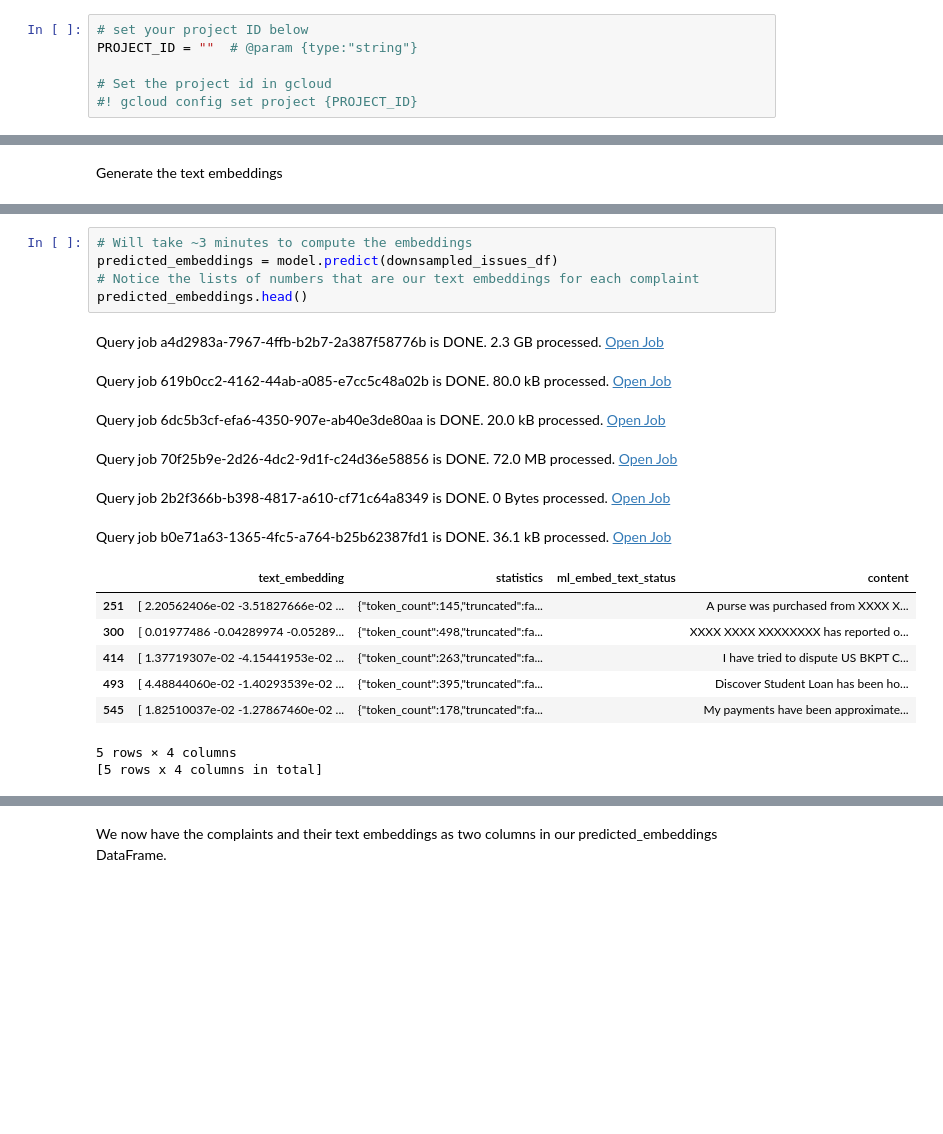
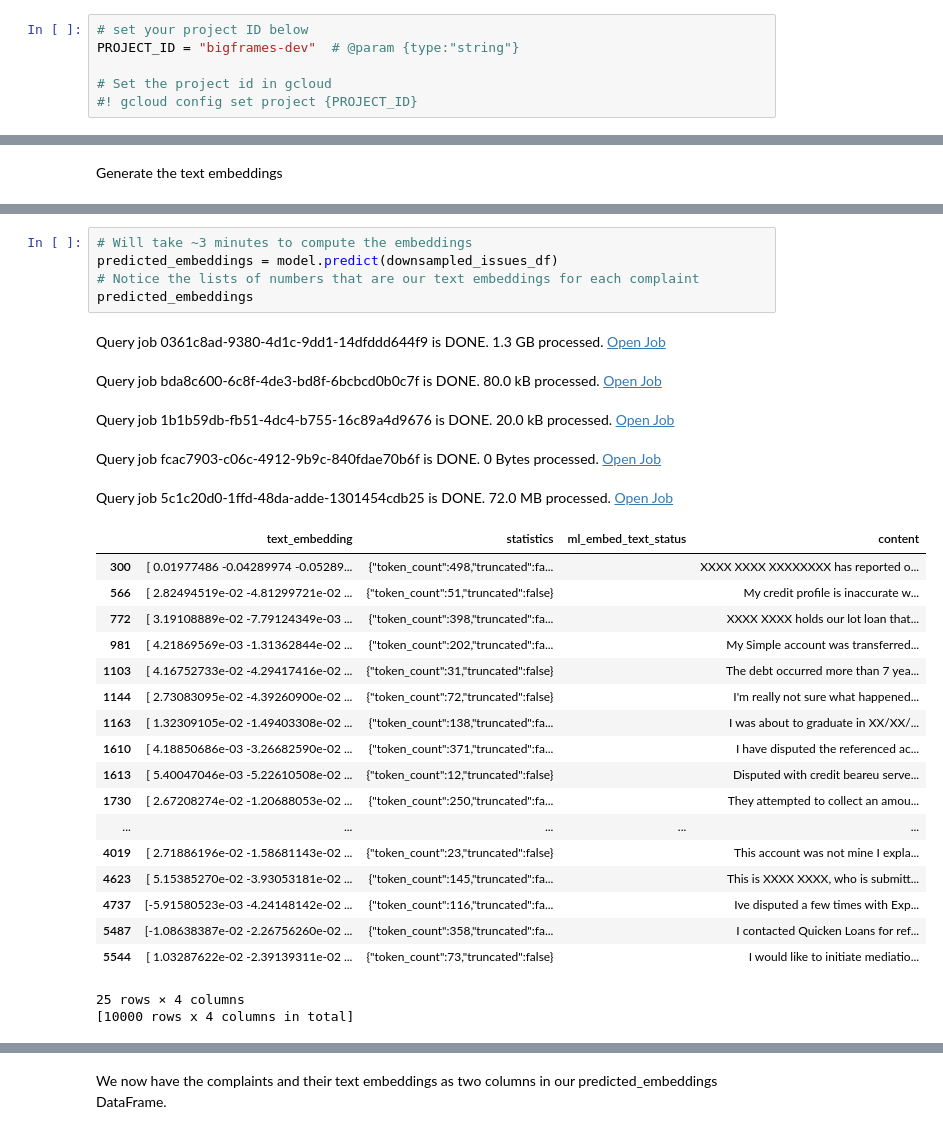
Before and after one commit to googleapis/python-bigquery-dataframes, a Jupyter notebook: notebooks/generative_ai/bq_dataframes_llm_kmeans.ipynb, the cells around one changed output, grey strips where cells are left out. Saved outputs shown, nothing was run; the diff lists cells and outputs as text; blank space fills up the shorter version.

```diff
--- a/notebooks/generative_ai/bq_dataframes_llm_kmeans.ipynb
+++ b/notebooks/generative_ai/bq_dataframes_llm_kmeans.ipynb
@@ -88,7 +88,7 @@ Complete the tasks in this section to set up your environment.
 **If you don't know your project ID**, see the support page: [Locate the project ID](https://support.google.com/googleapi/answer/7014113)
 # %%
 # set your project ID below
-PROJECT_ID = ""  # @param {type:"string"}
+PROJECT_ID = "bigframes-dev"  # @param {type:"string"}
 
 # Set the project id in gcloud
 #! gcloud config set project {PROJECT_ID}
@@ -162,20 +159,30 @@ Query job bd6b88fc-6e05-4d71-acb1-d5befaced079 is DONE. 0 Bytes processed. Open
 # %%
 # Will take ~3 minutes to compute the embeddings
 predicted_embeddings = model.predict(downsampled_issues_df)
 # Notice the lists of numbers that are our text embeddings for each complaint
-predicted_embeddings.head()
+predicted_embeddings
 # %% [output]
-Query job a4d2983a-7967-4ffb-b2b7-2a387f58776b is DONE. 2.3 GB processed. Open Job
+Query job 0361c8ad-9380-4d1c-9dd1-14dfddd644f9 is DONE. 1.3 GB processed. Open Job
-Query job 619b0cc2-4162-44ab-a085-e7cc5c48a02b is DONE. 80.0 kB processed. Open Job
+Query job bda8c600-6c8f-4de3-bd8f-6bcbcd0b0c7f is DONE. 80.0 kB processed. Open Job
-Query job 6dc5b3cf-efa6-4350-907e-ab40e3de80aa is DONE. 20.0 kB processed. Open Job
+Query job 1b1b59db-fb51-4dc4-b755-16c89a4d9676 is DONE. 20.0 kB processed. Open Job
-Query job 70f25b9e-2d26-4dc2-9d1f-c24d36e58856 is DONE. 72.0 MB processed. Open Job
+Query job fcac7903-c06c-4912-9b9c-840fdae70b6f is DONE. 0 Bytes processed. Open Job
-Query job 2b2f366b-b398-4817-a610-cf71c64a8349 is DONE. 0 Bytes processed. Open Job
+Query job 5c1c20d0-1ffd-48da-adde-1301454cdb25 is DONE. 72.0 MB processed. Open Job
-Query job b0e71a63-1365-4fc5-a764-b25b62387fd1 is DONE. 36.1 kB processed. Open Job
 |  | text_embedding | statistics | ml_embed_text_status | content |
-| 251 | [ 2.20562406e-02 -3.51827666e-02 ... | {"token_count":145,"truncated":fa... |  | A purse was purchased from XXXX X... |
 | 300 | [ 0.01977486 -0.04289974 -0.05289... | {"token_count":498,"truncated":fa... |  | XXXX XXXX XXXXXXXX has reported o... |
-| 414 | [ 1.37719307e-02 -4.15441953e-02 ... | {"token_count":263,"truncated":fa... |  | I have tried to dispute US BKPT C... |
-| 493 | [ 4.48844060e-02 -1.40293539e-02 ... | {"token_count":395,"truncated":fa... |  | Discover Student Loan has been ho... |
-| 545 | [ 1.82510037e-02 -1.27867460e-02 ... | {"token_count":178,"truncated":fa... |  | My payments have been approximate... |
+| 566 | [ 2.82494519e-02 -4.81299721e-02 ... | {"token_count":51,"truncated":false} |  | My credit profile is inaccurate w... |
+| 772 | [ 3.19108889e-02 -7.79124349e-03 ... | {"token_count":398,"truncated":fa... |  | XXXX XXXX holds our lot loan that... |
+| 981 | [ 4.21869569e-03 -1.31362844e-02 ... | {"token_count":202,"truncated":fa... |  | My Simple account was transferred... |
+| 1103 | [ 4.16752733e-02 -4.29417416e-02 ... | {"token_count":31,"truncated":false} |  | The debt occurred more than 7 yea... |
+| 1144 | [ 2.73083095e-02 -4.39260900e-02 ... | {"token_count":72,"truncated":false} |  | I'm really not sure what happened... |
+| 1163 | [ 1.32309105e-02 -1.49403308e-02 ... | {"token_count":138,"truncated":fa... |  | I was about to graduate in XX/XX/... |
+| 1610 | [ 4.18850686e-03 -3.26682590e-02 ... | {"token_count":371,"truncated":fa... |  | I have disputed the referenced ac... |
+| 1613 | [ 5.40047046e-03 -5.22610508e-02 ... | {"token_count":12,"truncated":false} |  | Disputed with credit beareu serve... |
+| 1730 | [ 2.67208274e-02 -1.20688053e-02 ... | {"token_count":250,"truncated":fa... |  | They attempted to collect an amou... |
+| ... | ... | ... | ... | ... |
+| 4019 | [ 2.71886196e-02 -1.58681143e-02 ... | {"token_count":23,"truncated":false} |  | This account was not mine I expla... |
+| 4623 | [ 5.15385270e-02 -3.93053181e-02 ... | {"token_count":145,"truncated":fa... |  | This is XXXX XXXX, who is submitt... |
+| 4737 | [-5.91580523e-03 -4.24148142e-02 ... | {"token_count":116,"truncated":fa... |  | Ive disputed a few times with Exp... |
+| 5487 | [-1.08638387e-02 -2.26756260e-02 ... | {"token_count":358,"truncated":fa... |  | I contacted Quicken Loans for ref... |
+| 5544 | [ 1.03287622e-02 -2.39139311e-02 ... | {"token_count":73,"truncated":false} |  | I would like to initiate mediatio... |
-5 rows × 4 columns
-[5 rows x 4 columns in total]
+25 rows × 4 columns
+[10000 rows x 4 columns in total]
```
Also changed, not shown: parts of 13 cells of this notebook.
